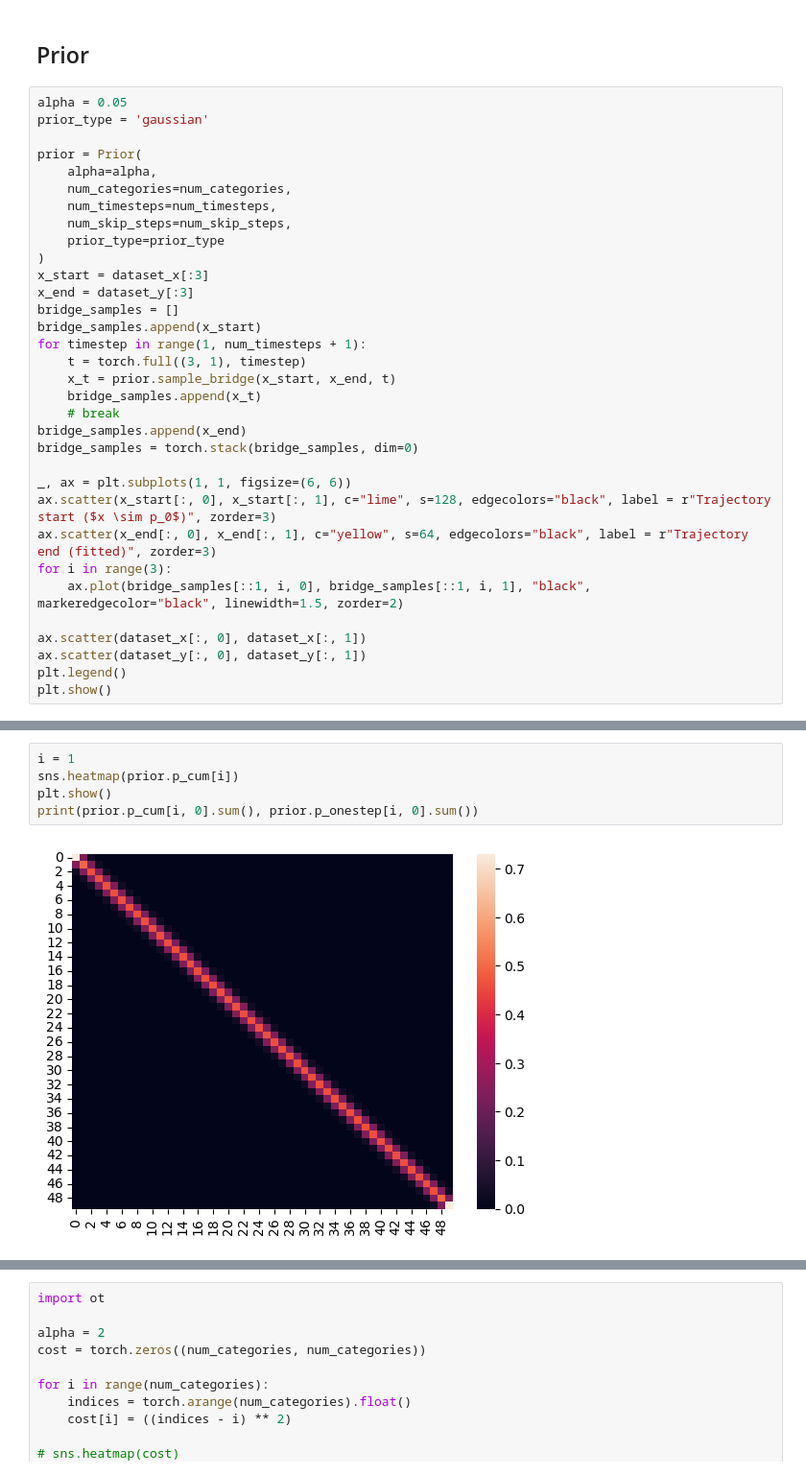
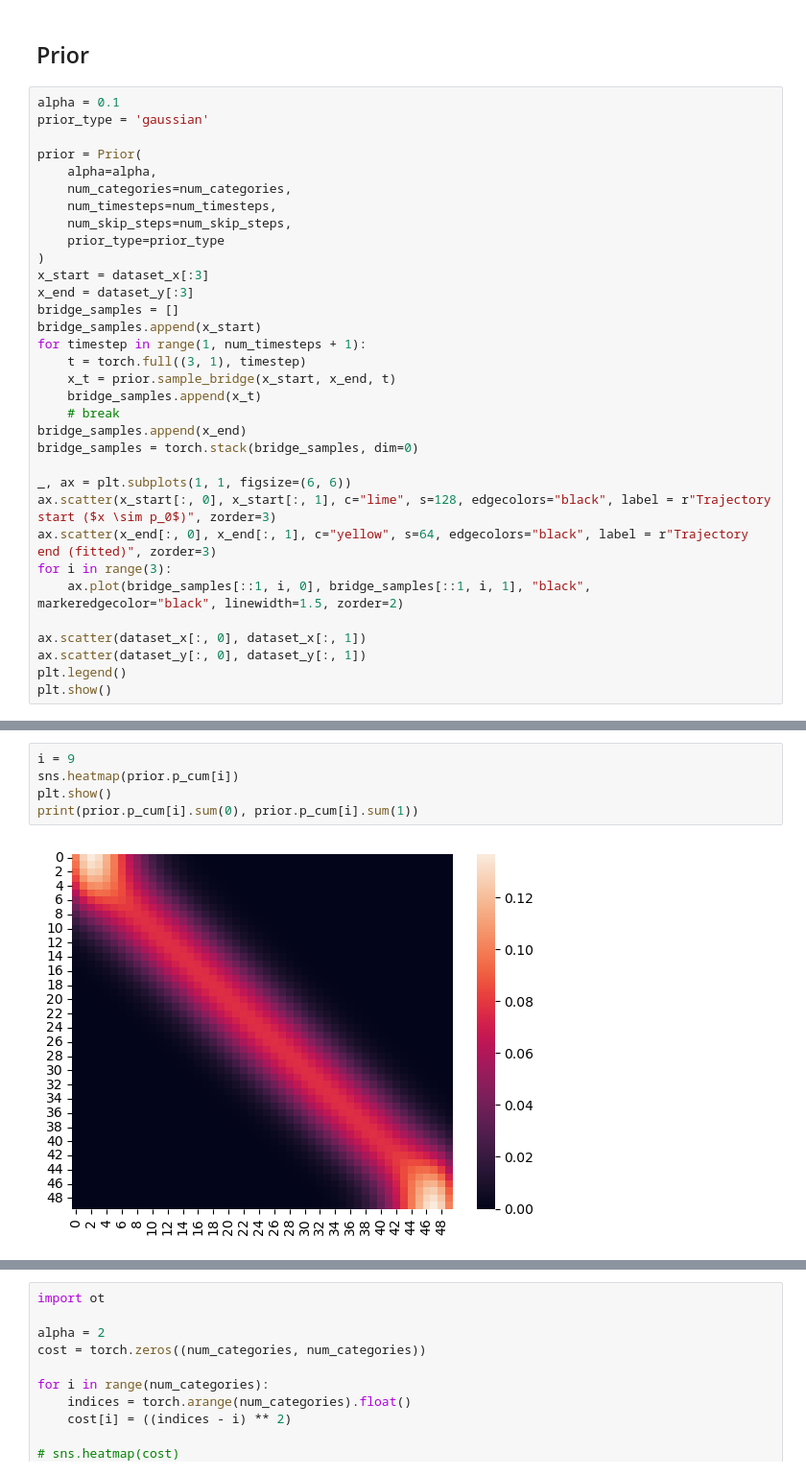
Before and after one commit to gregkseno/csbm, a Jupyter notebook: notebooks/tests.ipynb, the cells around one changed output, grey strips where cells are left out. Shown: that part at 96% size. Cells and saved outputs as stored; diff of their text form.

```diff
--- a/notebooks/tests.ipynb
+++ b/notebooks/tests.ipynb
@@ -36,7 +36,7 @@ plt.show()
 # %% [markdown]
 ## Prior
 # %%
-alpha = 0.05
+alpha = 0.1
 prior_type = 'gaussian'
 
 prior = Prior(
@@ -73,7 +77,7 @@ plt.show()
 # %%
-i = 1
+i = 9
 sns.heatmap(prior.p_cum[i])
 plt.show()
-print(prior.p_cum[i, 0].sum(), prior.p_onestep[i, 0].sum())
+print(prior.p_cum[i].sum(0), prior.p_cum[i].sum(1))
 # %% [output]
-[figure, old version]
+[figure, new version]
```
Also changed, not shown: parts of 13 cells of this notebook, 10 other files.
